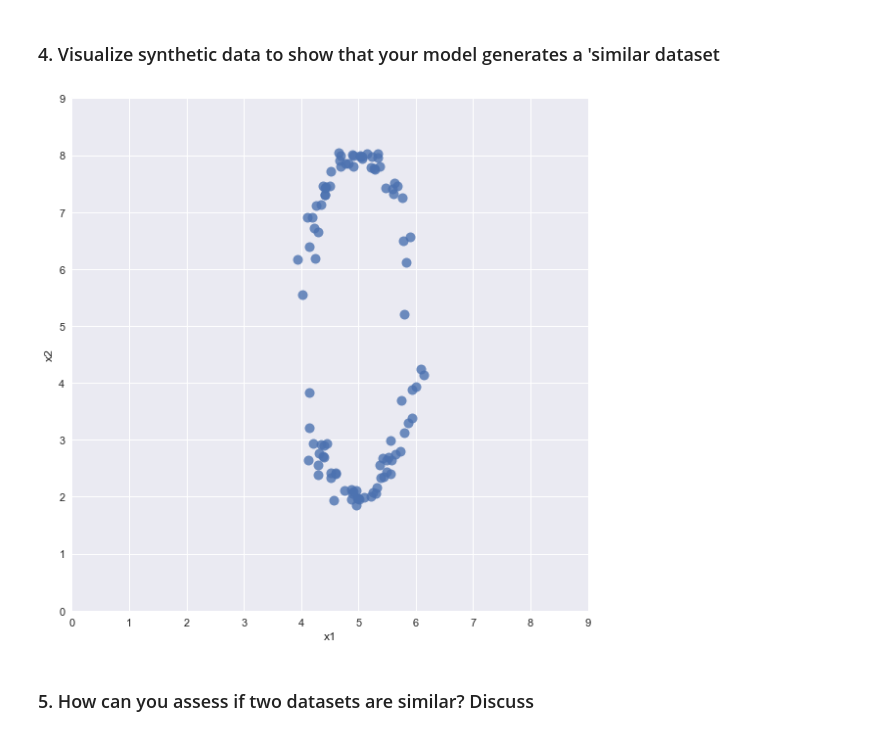
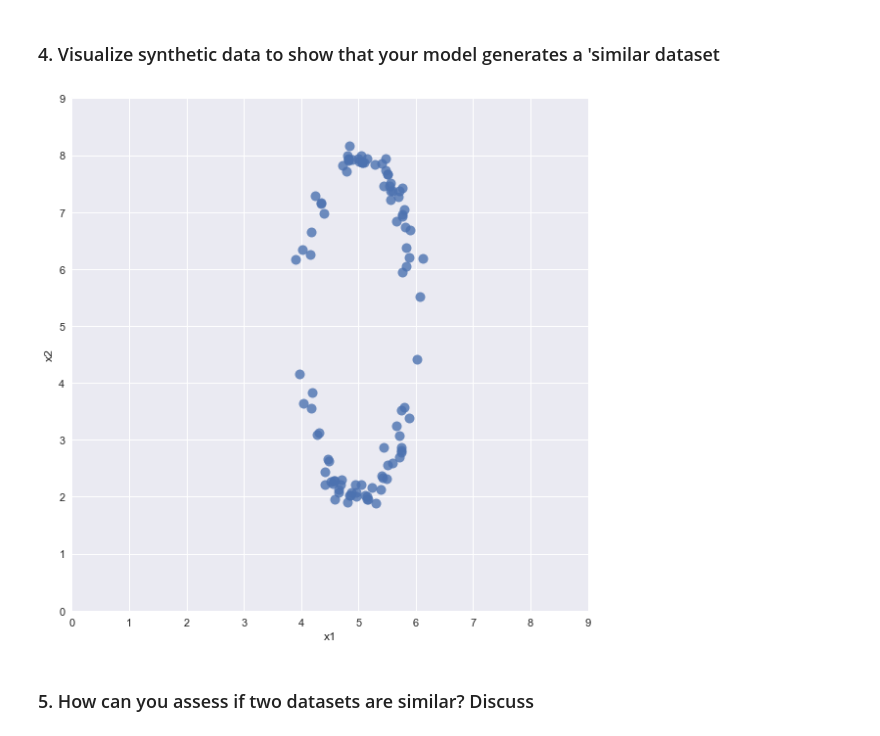
Before and after one commit to CMPE547-Spring-2017-Bogazici/hw2, a Jupyter notebook: HW2.ipynb, the cells around one changed output. Cells and saved outputs as stored; diff of their text form; code cells hidden in the pictures.

```diff
--- a/HW2.ipynb
+++ b/HW2.ipynb
@@ -136,16 +136,28 @@ g_data.describe()
 # %% [markdown]
 ### 4. Visualize synthetic data to show that your model generates a 'similar dataset
 # %%
+N = 100
+w = 2 * np.random.rand(N) + 4
+epsilon1 = np.random.randn(N)
+epsilon2 = np.random.randn(N)
+x1 = w + epsilon1/11
+sn = np.sign(np.random.randn(N))
+x2 = 5 + sn * np.sqrt(9 - (9 * (w - 5)**2)) - sn * epsilon2/13
+
+generated = {"x1": x1,"x2": x2}
+index = [i for i in range(1,N+1)]
+g_data = pd.DataFrame(data=generated,index=index)
+
 _plot2 = sns.lmplot('x1', 'x2',
            data=g_data,
            fit_reg=False,
            size=8,
            scatter_kws={"marker": "D",
                         "s": 100})
 axes = _plot2.axes
 axes[0,0].set_xlim(0,9);
 axes[0,0].set_ylim(0,9);
 # %% [output]
-[figure, old version]
+[figure, new version]
 # %% [markdown]
 ### 5.  How can you assess if two datasets are similar? Discuss
```
Also changed, not shown: parts of 2 cells of this notebook.
